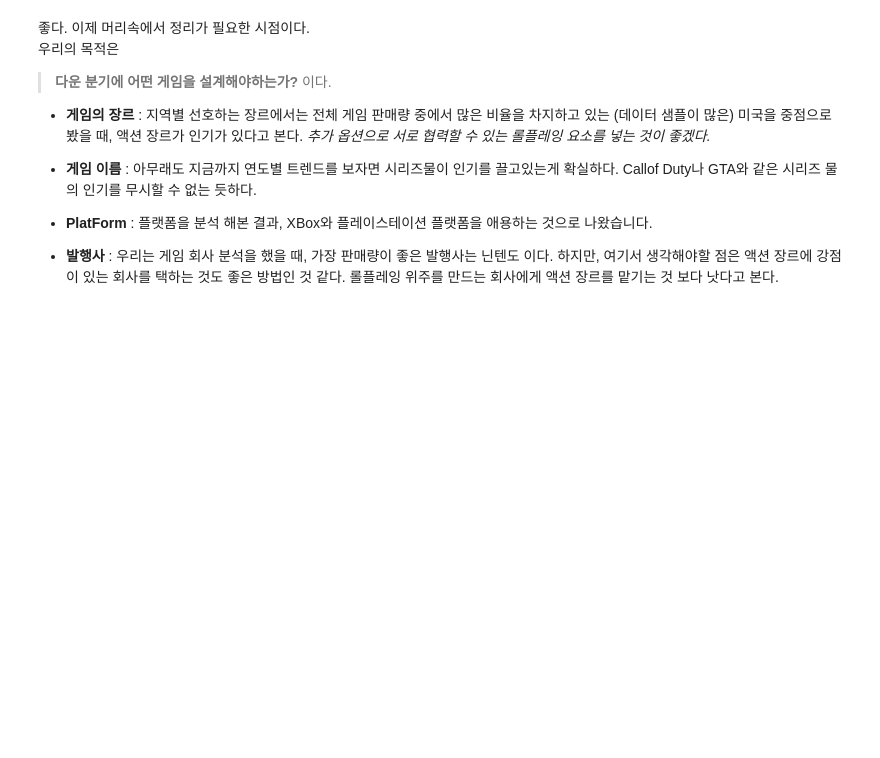
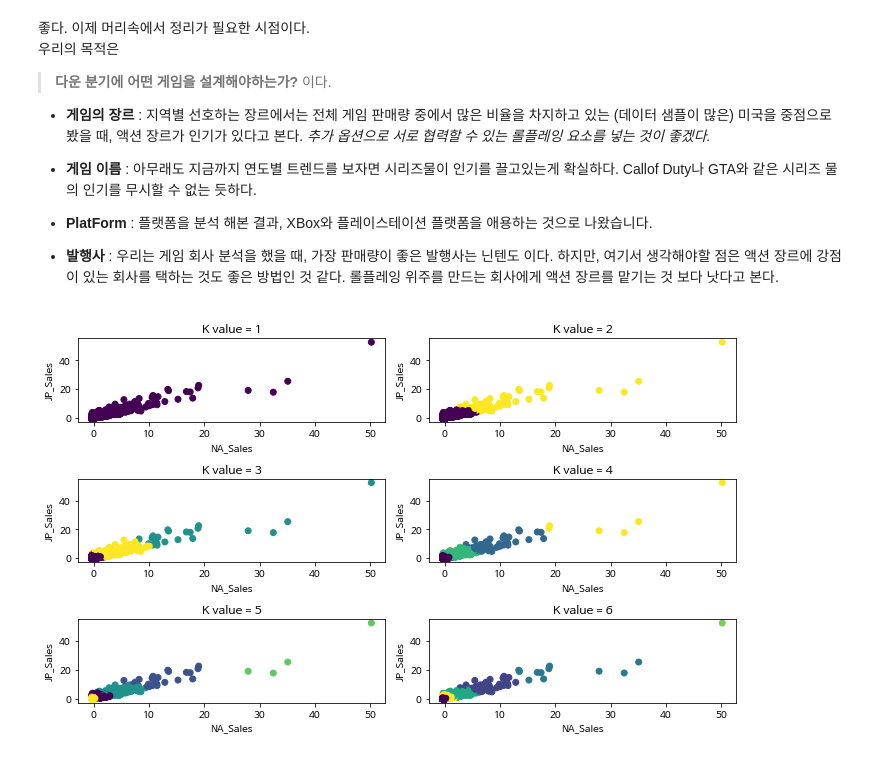
Before and after one commit to dustin-kang/ds-GameDesignAnalysis, a Jupyter notebook: code/Proj1_EDA.ipynb, the cells around one changed output. Saved outputs shown, nothing was run; the diff lists cells and outputs as text; code cells hidden in the pictures; blank space fills up the shorter version.

```diff
--- a/code/Proj1_EDA.ipynb
+++ b/code/Proj1_EDA.ipynb
@@ -1094,3 +1112,32 @@ Action 장르의 플랫폼은 주로 PS나 Xbox를 많이 사용한다고 나타
 - **PlatForm** : 플랫폼을 분석 해본 결과, XBox와 플레이스테이션 플랫폼을 애용하는 것으로 나왔습니다.
 
 - **발행사** : 우리는 게임 회사 분석을 했을 때, 가장 판매량이 좋은 발행사는 닌텐도 이다. 하지만, 여기서 생각해야할 점은 액션 장르에 강점이 있는 회사를 택하는 것도 좋은 방법인 것 같다. 롤플레잉 위주를 만드는 회사에게 액션 장르를 맡기는 것 보다 낫다고 본다.
+# %%
+from sklearn.cluster import KMeans
+from sklearn import preprocessing
+
+process_data = data.copy()
+
+# 데이터 전처리 (정규화)
+scaler = preprocessing.StandardScaler()
+process_data[['NA_Sales', 'Total_Sales']] = scaler.fit_transform(process_data[['NA_Sales', 'Total_Sales']])
+# %%
+plt.figure(figsize = (10,6))
+
+for i in range(1,7):
+  # 클러스터 생성
+  KM = KMeans(n_clusters = i)
+  model = KM.fit_predict(process_data[['NA_Sales', 'Total_Sales']])
+
+  # 2행 3열을 가진 서브플롯 추가 (인덱스 = i)
+  plt.subplot(3, 2, i)
+  plt.tight_layout()
+  # 서브플롯의 라벨링
+  plt.title("K value = {}".format(i))
+  plt.xlabel('NA_Sales')
+  plt.ylabel('JP_Sales')
+  # 클러스터링 그리기
+  plt.scatter(process_data['NA_Sales'], process_data['Total_Sales'], c=model)
+plt.show()
+# %% [output]
+[figure, added]
```
Also changed, not shown: parts of 8 cells of this notebook.
